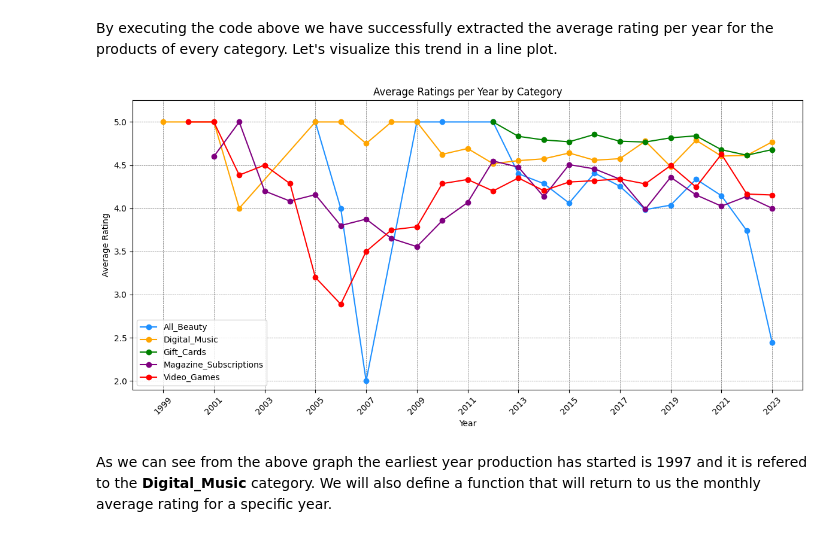
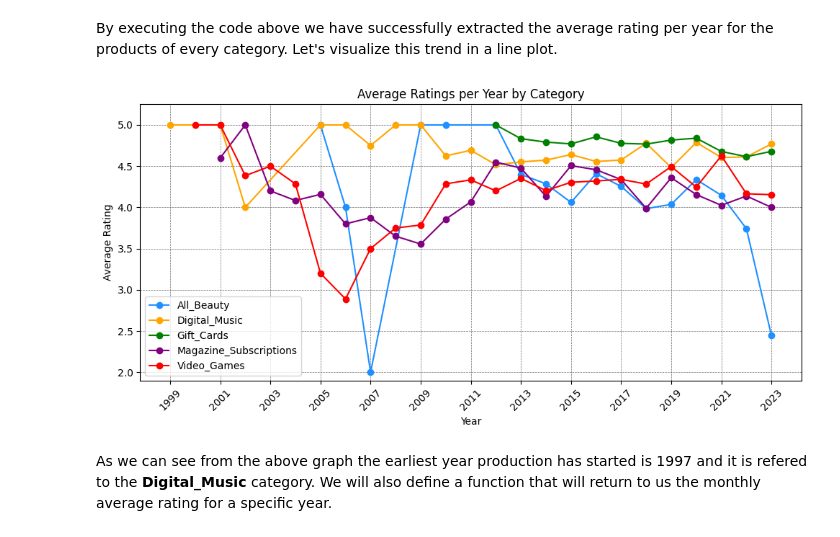
Before and after one commit to AntonisZks/Data-Mining, a Jupyter notebook: Notebooks/data_mining_assignment.ipynb, the cells around one changed output. Cells and saved outputs as stored; diff of their text form; code cells hidden in the pictures.

```diff
--- a/Notebooks/data_mining_assignment.ipynb
+++ b/Notebooks/data_mining_assignment.ipynb
@@ -709,7 +705,8 @@ for category, products in top_best_selling_products.items():
             print("   > No features available")
         else:
             for feature in features:
-                print(f"   > Feature: {feature.replace("['", "").replace("']", "")}")
+                cleaned_feature = feature.replace("['", "").replace("']", "")
+                print(f"   > Feature: {cleaned_feature}")
         print('\n')
 # %% [output]
 Top 5 Best-Selling Products in All_Beauty:
@@ -769,29 +766,29 @@ By executing the code above we have successfully extracted the average rating pe
 # %%
 # Plot the average ratings per year for each category
 colors = ['dodgerblue', 'orange', 'green', 'purple', 'red']
-plt.figure(figsize=(12, 6))
+plt.figure(figsize=(10, 5))
 for i, (category, average_ratings) in enumerate(average_ratings_per_year.items()):
     plt.plot(average_ratings['year'], average_ratings['rating'], color=colors[i], marker='o', label=category)
 
 min_year = min(min(average_ratings['year']) for average_ratings in average_ratings_per_year.values())
 max_year = max(max(average_ratings['year']) for average_ratings in average_ratings_per_year.values())
 
 min_y = min(min(average_ratings['rating']) for average_ratings in average_ratings_per_year.values())
 max_y = max(max(average_ratings['rating']) for average_ratings in average_ratings_per_year.values())
 
 plt.xlabel("Year")
 plt.ylabel("Average Rating")
 plt.title("Average Ratings per Year by Category")
 plt.xticks(rotation=45)
 plt.xticks(range(min_year, max_year+1, 2))
 plt.ylim(min_y - 0.05*min_y, max_y + 0.05*max_y)
 plt.grid(color='dimgray', linestyle='--', linewidth=0.5)
 
 plt.legend()
 plt.tight_layout()
 plt.show()
 # %% [output]
-[figure, old version]
+[figure, new version]
 # %% [markdown]
 As we can see from the above graph the earliest year production has started is 1997 and it is refered to the **Digital_Music** category. We will also define a function that will return to us the monthly average rating for a specific year.
 # %%
```
Also changed, not shown: parts of 2 cells of this notebook, 1 other file.
